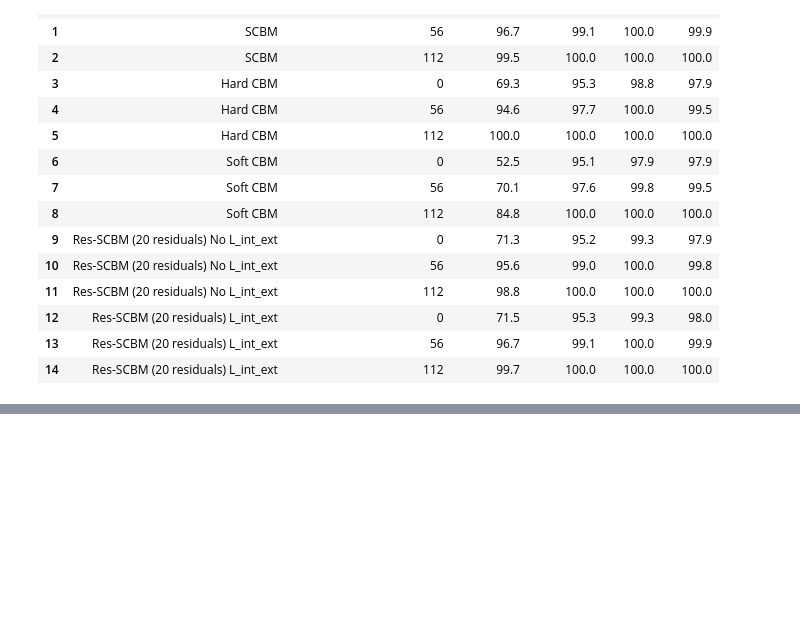
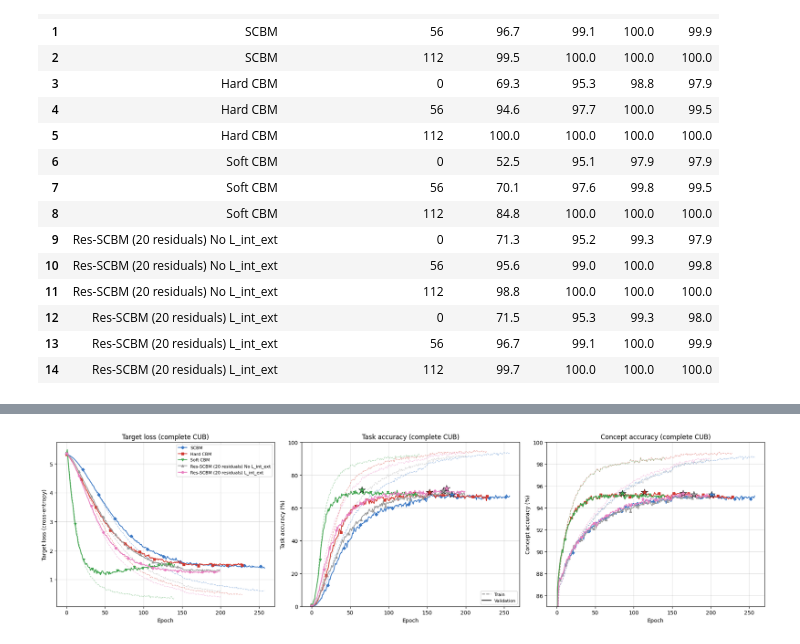
Before and after one commit to stephenmarcou/SCBM_implementation, a Jupyter notebook: results_aug.ipynb, the cells around one changed output, grey strips where cells are left out. Drawn from its saved outputs; the diff is of its cells as text; code cells hidden in the pictures; blank space fills up the shorter version.

```diff
--- a/results_aug.ipynb
+++ b/results_aug.ipynb
@@ -424,0 +424,88 @@ orig_df
+# %%
+# Training curves for the complete-CUB runs, read from each run's log.txt.
+# log.txt carries both "Epoch N, Train     :" and "Epoch N, Validation:" lines, so one
+# parser serves both: train is dashed and faded, validation solid with a marker, and the
+# star marks the best validation epoch -- the one model_best.pth was taken from.
+CURVE_LINE_RE = re.compile(r"^Epoch (\d+), (Train|Validation)\s*:")
+
+
+def resolve_experiment_dir(model_dir, model_type, candidates=("CUB", "CUB_old")):
+    """The complete-CUB runs sit under experiments/<model_type>/CUB_old/, the incomplete
+    ones under .../CUB/, so look in both rather than hardcoding one."""
+    for dataset in candidates:
+        path = os.path.join("experiments", model_type, dataset, model_dir)
+        if os.path.isdir(path):
+            return path
+    raise FileNotFoundError(
+        f"{model_dir} not found under experiments/{model_type}/{{{', '.join(candidates)}}}"
+    )
+
+
+def extract_curve_from_log(model_dir, model_type="scbm", split="Validation",
+                           metric="y_accuracy", scale=100.0):
+    """One (epochs, values) curve for one run. `\\b` on the metric keeps c_accuracy from
+    matching complete_c_accuracy."""
+    epochs, values = [], []
+    with open(os.path.join(resolve_experiment_dir(model_dir, model_type), "log.txt")) as f:
+        for line in f:
+            m = CURVE_LINE_RE.match(line)
+            if not m or m.group(2) != split:
+                continue
+            v = re.search(rf"\b{metric}:\s*([0-9.]+)", line)
+            if v:
+                epochs.append(int(m.group(1)))
+                values.append(float(v.group(1)) * scale)
+    return epochs, values
+
+
+def plot_training_curves(models, metric, ylabel, title, ax=None, scale=100.0, mark_best=True):
+    if ax is None:
+        _, ax = plt.subplots(figsize=(8, 5))
+    for i, (label, model_dir, model_type) in enumerate(models):
+        color = PLOT_COLORS[i % len(PLOT_COLORS)]
+        marker = PLOT_MARKERS[i % len(PLOT_MARKERS)]
+
+        tr_epochs, tr_values = extract_curve_from_log(
+            model_dir, model_type=model_type, split="Train", metric=metric, scale=scale
+        )
+        ax.plot(tr_epochs, tr_values, color=color, linestyle="--", linewidth=1.0, alpha=0.45)
+
+        epochs, values = extract_curve_from_log(
+            model_dir, model_type=model_type, split="Validation", metric=metric, scale=scale
+        )
+        ax.plot(epochs, values, label=label, color=color, linestyle="-", linewidth=1.5,
+                marker=marker, markersize=4, markevery=max(1, len(epochs) // 12))
+
+        if mark_best and values:
+            best = max(values)
+            ax.plot(epochs[values.index(best)], best, marker="*", markersize=13, color=color,
+                    markeredgecolor="k", markeredgewidth=0.6, zorder=5)
+
+    ax.set_xlabel("Epoch")
+    ax.set_ylabel(ylabel)
+    ax.set_title(title)
+    ax.grid(True, alpha=0.4)
+    return ax
+
+
+fig, axes = plt.subplots(1, 3, figsize=(19, 5.2))
+plot_training_curves(orig_models, "target_loss", "Target loss (cross-entropy)",
+                     "Target loss (complete CUB)", ax=axes[0], scale=1.0, mark_best=False)
+plot_training_curves(orig_models, "y_accuracy", "Task accuracy (%)",
+                     "Task accuracy (complete CUB)", ax=axes[1])
+plot_training_curves(orig_models, "c_accuracy", "Concept accuracy (%)",
+                     "Concept accuracy (complete CUB)", ax=axes[2])
+axes[1].set_ylim(0, 100)
+axes[2].set_ylim(85, 100)
+
+# Two legends: colour/marker = model, linestyle = split.
+split_handles = [
+    plt.Line2D([], [], color="k", linestyle="--", alpha=0.45, label="Train"),
+    plt.Line2D([], [], color="k", linestyle="-", label="Validation"),
+]
+axes[0].legend(fontsize=8, loc="upper right")
+axes[1].legend(handles=split_handles, fontsize=8, loc="lower right")
+plt.tight_layout()
+plt.show()
+# %% [output]
+[figure, added]
```
Also changed, not shown: parts of 4 cells of this notebook, 9 other files.
